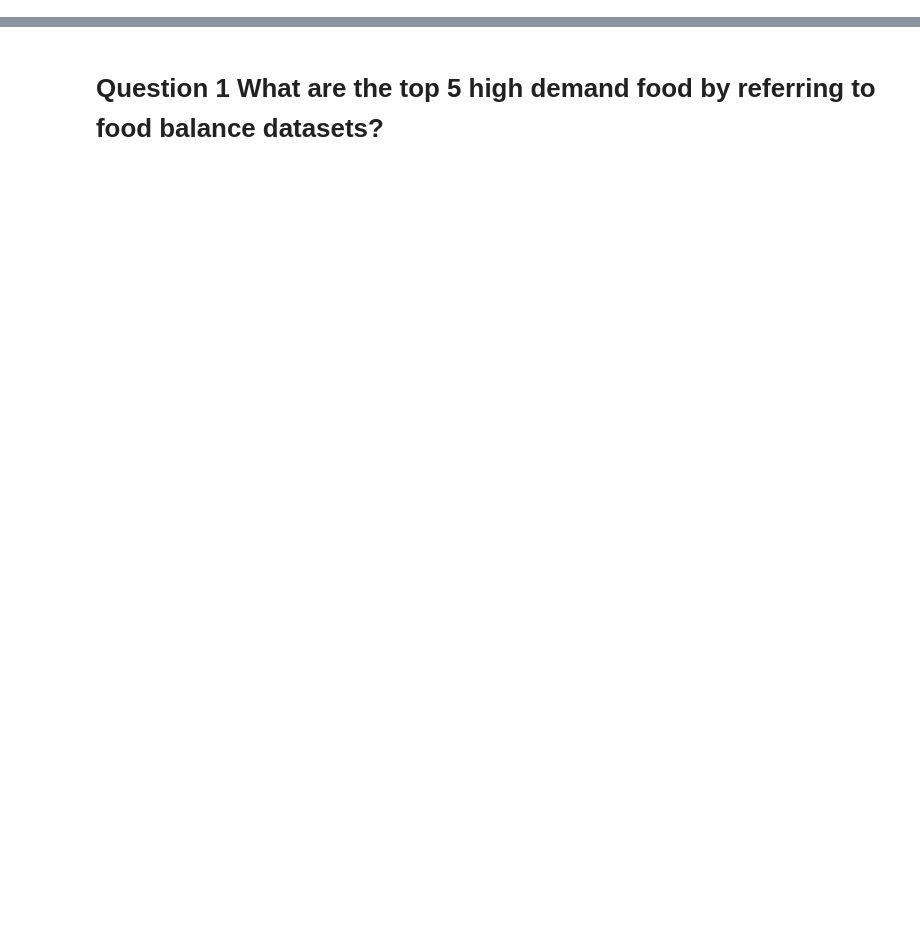
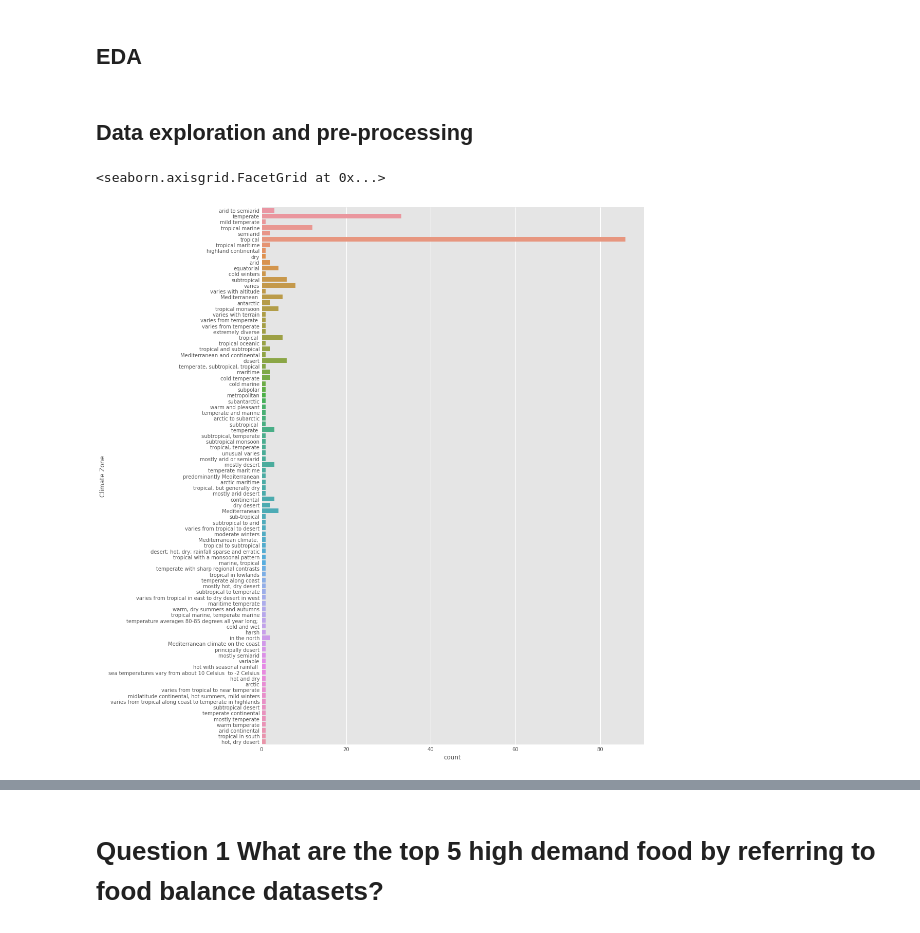
Before and after one commit to minxuan1509/IDS-FAO-Analysis, a Jupyter notebook: IDS FAO.ipynb, the cells around one changed output, grey strips where cells are left out. Cells and saved outputs as stored; diff of their text form; code cells hidden in the pictures; blank space fills up the shorter version.

Commit message:
some initial visualization

```diff
--- a/IDS FAO.ipynb
+++ b/IDS FAO.ipynb
@@ -64,0 +23,14 @@ crop.tail()
+# %% [markdown]
+## EDA
+# %% [markdown]
+## Data exploration and pre-processing
+# %%
+c = climate['Climate Zone'].unique()
+#print(c)
+c =pd.DataFrame(c,columns=['Climate_Zone'])
+climate.drop(climate[(climate['Country']=="Antarctica")].index | climate[(climate['Country']=="Arctic Ocean" )].index | climate[(climate['Country']=="Atlantic Ocean" )].index,axis=0,inplace=True)
+climate.drop(climate[(climate['Climate Zone']=="tropical; hot, humid; rainy season (May to November) has strong southeast winds; dry season (December to April) dominated by hot, dry, harmattan wind")].index | climate[(climate['Climate Zone']=="Saint Helena - tropical; marine; mild, tempered by trade winds; Tristan da Cunha - temperate; marine, mild, tempered by trade winds (tends to be cooler than Saint Helena)" )].index,axis=0,inplace=True)
+sns.catplot(y = "Climate Zone",kind="count",data = climate, height=15, aspect=1)
+# %% [output]
+<seaborn.axisgrid.FacetGrid at 0x...>
+[figure, added]
```
Also changed, not shown: parts of 24 cells of this notebook.
